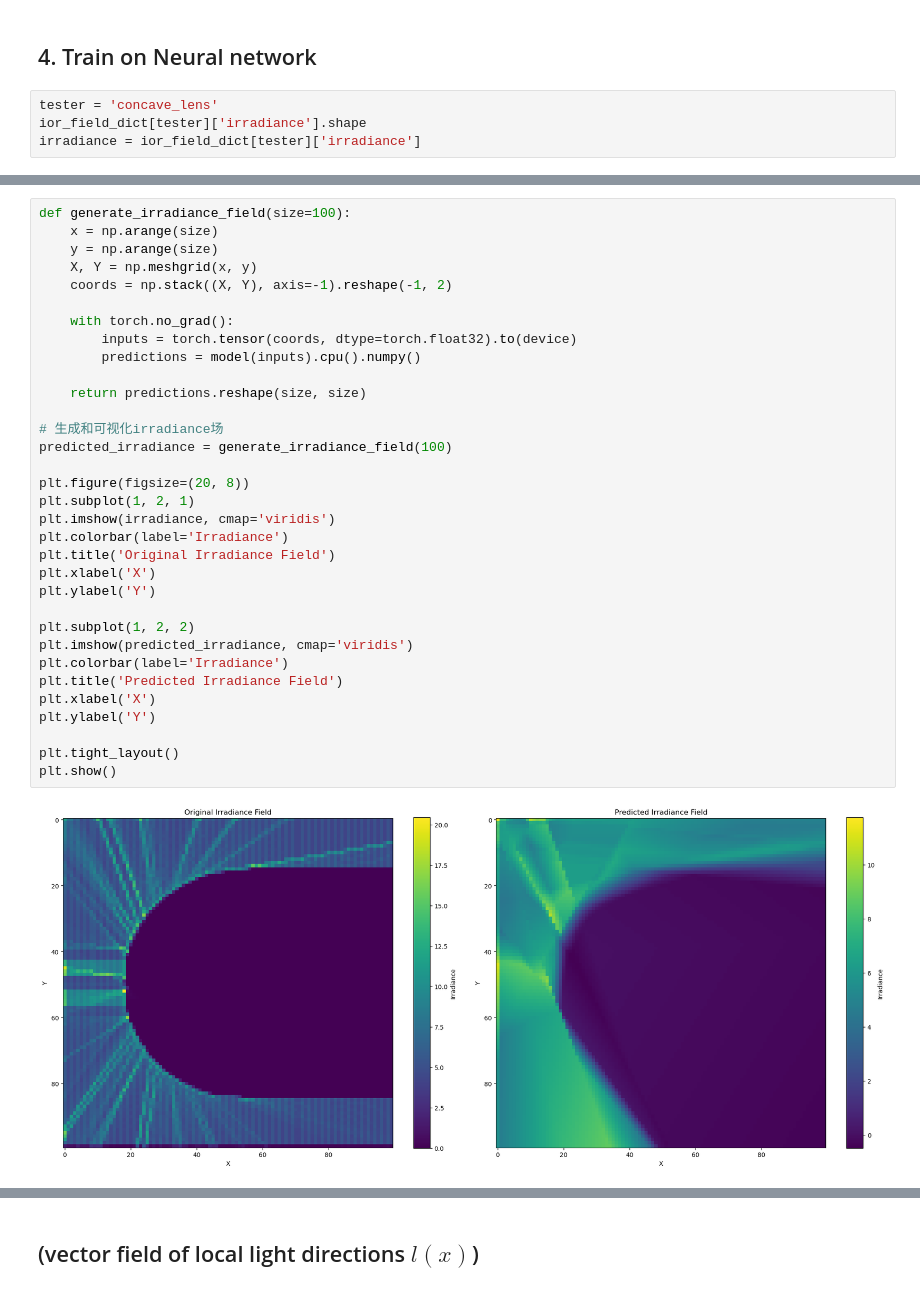
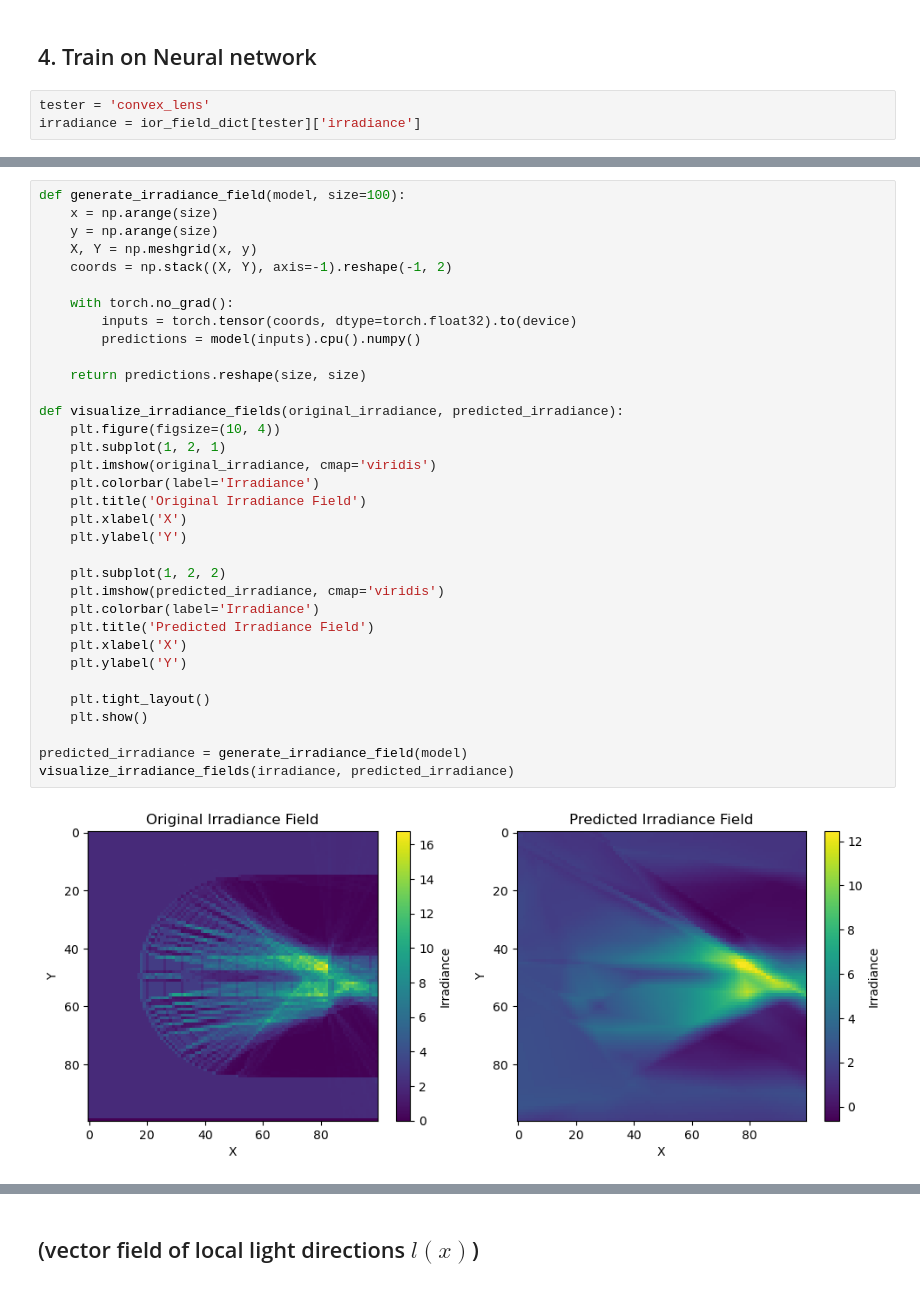
Before and after one commit to swirling-wind/demo-eikonal, a Jupyter notebook: wavefront_propagation.ipynb, the cells around one changed output, grey strips where cells are left out. Drawn from its saved outputs; the diff is of its cells as text.

```diff
--- a/wavefront_propagation.ipynb
+++ b/wavefront_propagation.ipynb
@@ -388,6 +389,5 @@ for key, value in ior_field_dict.items():
 # %% [markdown]
 ## 4. Train on Neural network
 # %%
-tester = 'concave_lens'
-ior_field_dict[tester]['irradiance'].shape
+tester = 'convex_lens'
 irradiance = ior_field_dict[tester]['irradiance']
@@ -500,35 +492,36 @@ Epoch [2000/2000], Train Loss: 1.4462, Val Loss: 15.4933
 # %%
-def generate_irradiance_field(size=100):
+def generate_irradiance_field(model, size=100):
     x = np.arange(size)
     y = np.arange(size)
     X, Y = np.meshgrid(x, y)
     coords = np.stack((X, Y), axis=-1).reshape(-1, 2)
 
     with torch.no_grad():
         inputs = torch.tensor(coords, dtype=torch.float32).to(device)
         predictions = model(inputs).cpu().numpy()
 
     return predictions.reshape(size, size)
 
-# 生成和可视化irradiance场
-predicted_irradiance = generate_irradiance_field(100)
+def visualize_irradiance_fields(original_irradiance, predicted_irradiance):
+    plt.figure(figsize=(10, 4))
+    plt.subplot(1, 2, 1)
+    plt.imshow(original_irradiance, cmap='viridis')
+    plt.colorbar(label='Irradiance')
+    plt.title('Original Irradiance Field')
+    plt.xlabel('X')
+    plt.ylabel('Y')
 
-plt.figure(figsize=(20, 8))
-plt.subplot(1, 2, 1)
-plt.imshow(irradiance, cmap='viridis')
-plt.colorbar(label='Irradiance')
-plt.title('Original Irradiance Field')
-plt.xlabel('X')
-plt.ylabel('Y')
+    plt.subplot(1, 2, 2)
+    plt.imshow(predicted_irradiance, cmap='viridis')
+    plt.colorbar(label='Irradiance')
+    plt.title('Predicted Irradiance Field')
+    plt.xlabel('X')
+    plt.ylabel('Y')
 
-plt.subplot(1, 2, 2)
-plt.imshow(predicted_irradiance, cmap='viridis')
-plt.colorbar(label='Irradiance')
-plt.title('Predicted Irradiance Field')
-plt.xlabel('X')
-plt.ylabel('Y')
+    plt.tight_layout()
+    plt.show()
 
-plt.tight_layout()
-plt.show()
+predicted_irradiance = generate_irradiance_field(model)
+visualize_irradiance_fields(irradiance, predicted_irradiance)
 # %% [output]
-[figure, old version]
+[figure, new version]
```
Also changed, not shown: parts of 8 cells of this notebook.
